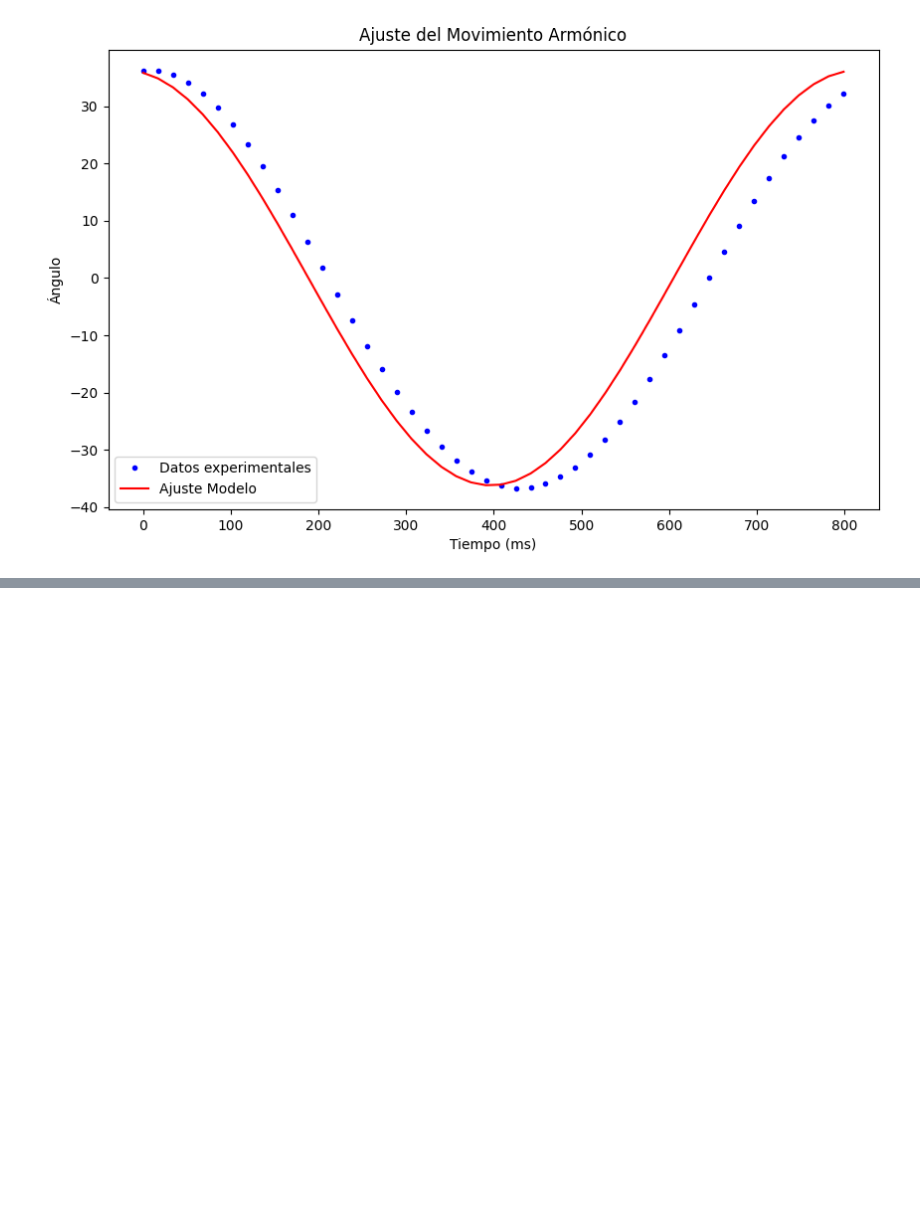
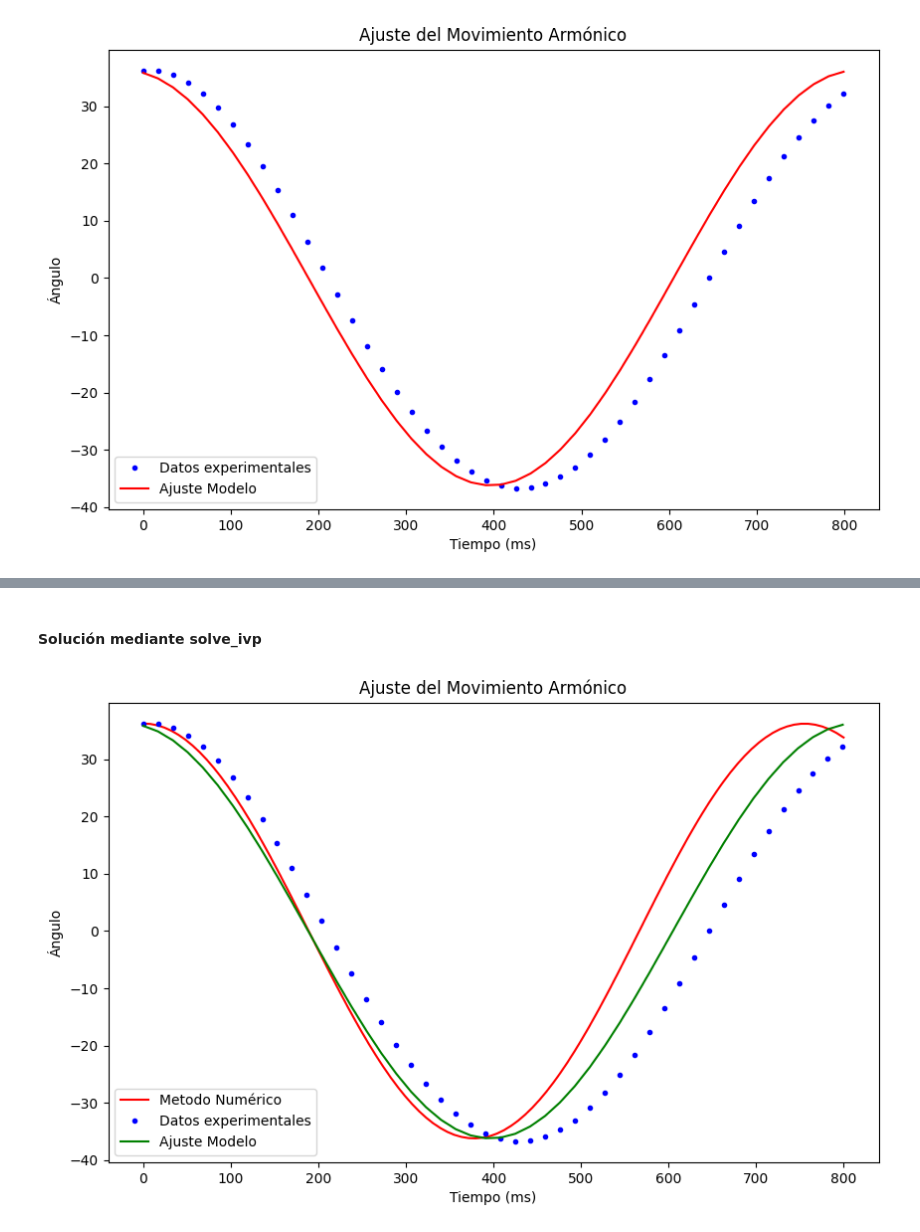
Before and after one commit to JuanMcd/ProgIngenieria_Pendulo, a Jupyter notebook: Labor_pendulo.ipynb, the cells around one changed output, grey strips where cells are left out. Saved outputs shown, nothing was run; the diff lists cells and outputs as text; code cells hidden in the pictures; blank space fills up the shorter version.

Commit message:
Se agrega el análisi incluyendo métodos numéricos

```diff
--- a/Labor_pendulo.ipynb
+++ b/Labor_pendulo.ipynb
@@ -83,0 +91,36 @@ plt.show()
+# %%
+#constantes:
+g = 9.81
+l = 0.135
+theta_0_deg = 36.2149
+theta_0 = np.deg2rad(theta_0_deg)
+omega_0 = 0
+# %%
+#Tiempos
+t_evaluation = np.linspace(0, 0.8, 100)
+# %%
+#Función para el método numérico
+def metodo_num_pendulo(t, y):
+    theta, omega = y
+    dtheta_dt = omega
+    domega_dt = -(g/l)*np.sin(theta)
+    return [dtheta_dt, domega_dt]
+# %% [markdown]
+#### Solución mediante **solve_ivp**
+# %%
+#Solución del método numérico
+solucion = solve_ivp(metodo_num_pendulo, (0, 0.8), [theta_0, omega_0], t_eval=t_evaluation)
+solucion_deg = np.rad2deg(solucion.y[0])
+# %%
+# Graficar los datos y el ajuste
+plt.figure(figsize=(10, 6))
+plt.plot(solucion.t*1000, solucion_deg, 'r', label='Metodo Numérico')
+plt.plot(tiempo_g, angulos_g, 'b.',label='Datos experimentales')
+plt.plot(tiempo_g, modelo_pendulo(tiempo_g, max(angulos_g), omega_n_opt, phi_opt), 'g-', label='Ajuste Modelo')
+plt.title('Ajuste del Movimiento Armónico')
+plt.xlabel('Tiempo (ms)')
+plt.ylabel('Ángulo')
+plt.legend()
+plt.show()
+# %% [output]
+[figure, added]
```
Also changed, not shown: parts of 10 cells of this notebook.
